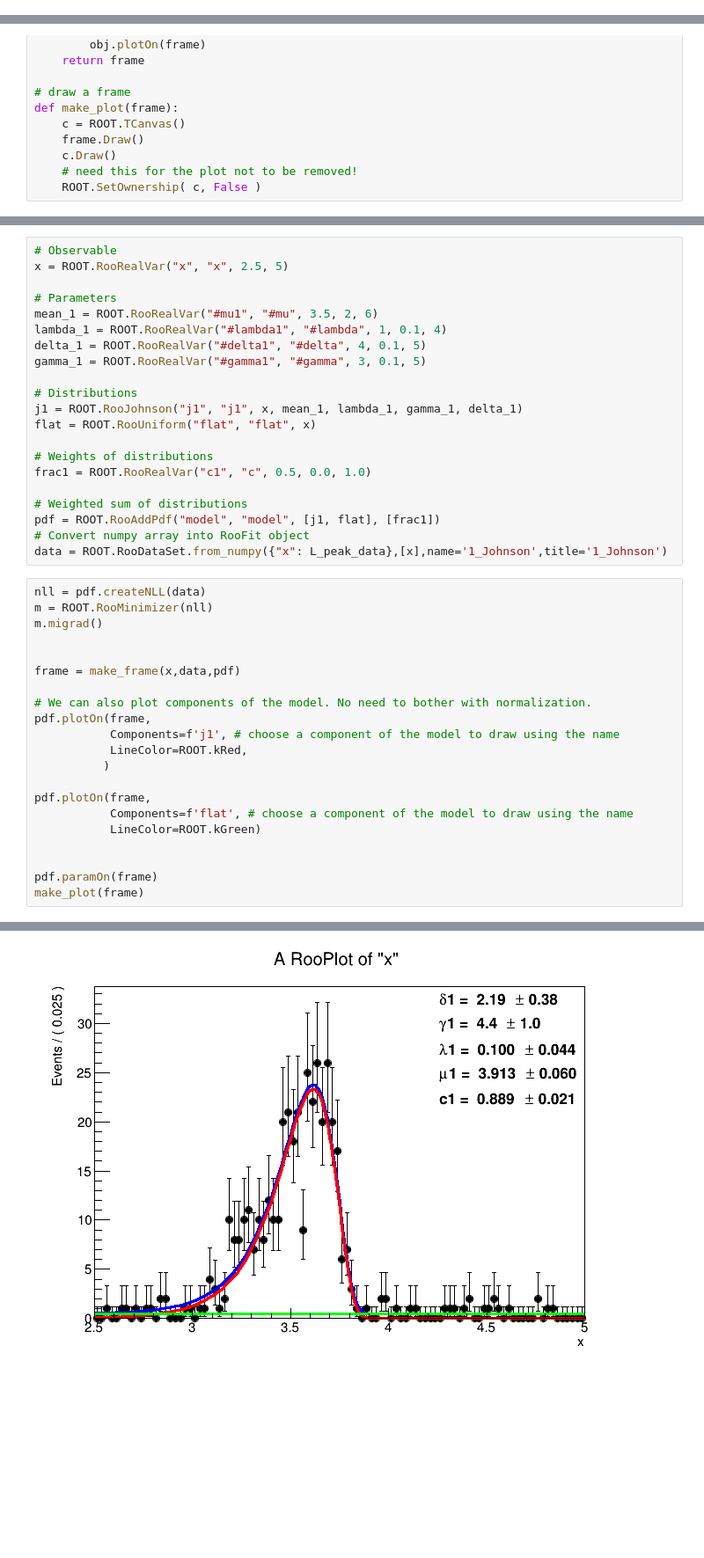
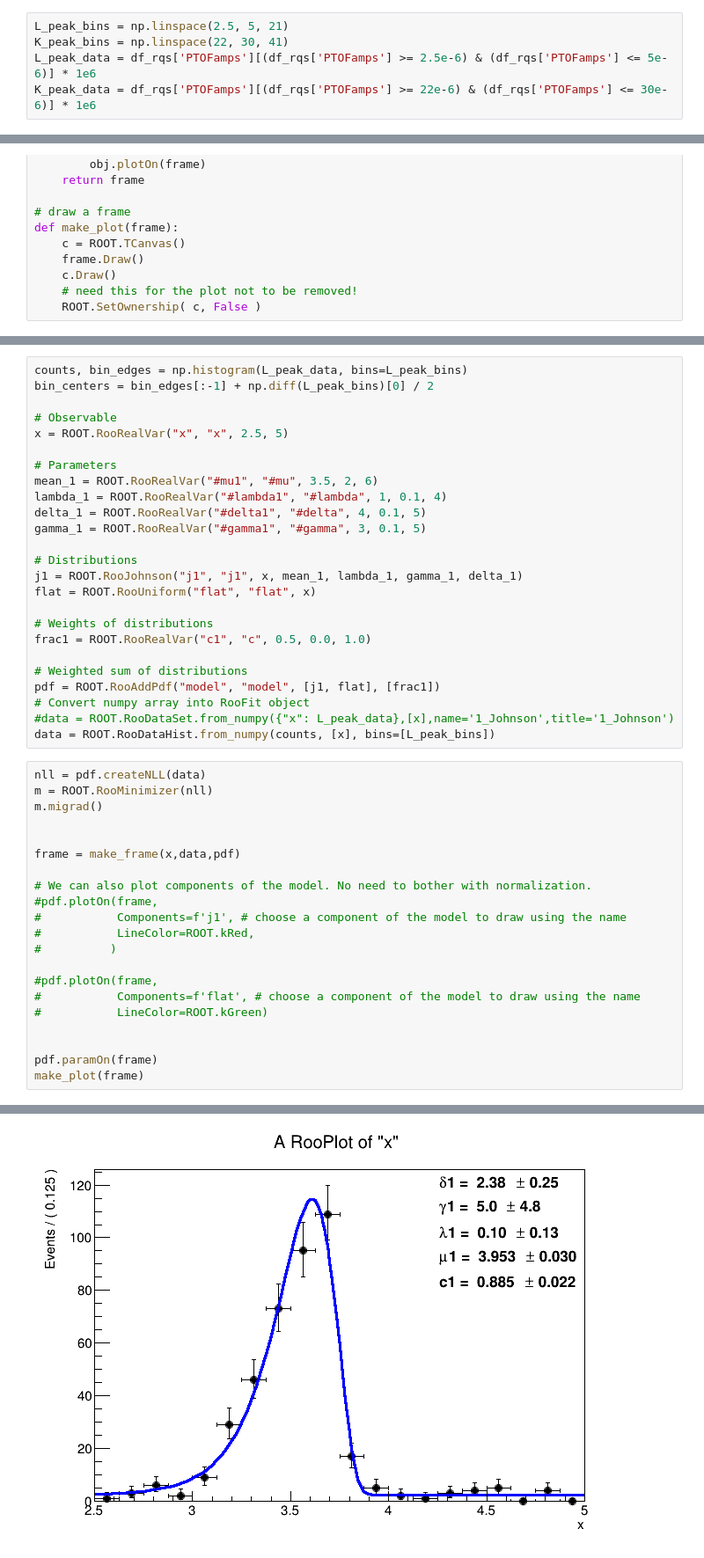
Before and after one commit to perry5334/CDMS, a Jupyter notebook: notebooks/CUTE/Ge71_Lines/Ge71_Activation_Lines.ipynb, the cells around one changed output, grey strips where cells are left out. Shown at 88% size. Saved outputs shown, nothing was run; the diff lists cells and outputs as text; blank space fills up the shorter version.

Commit message:
Development of plots showing likelihood fitting results

```diff
--- a/notebooks/CUTE/Ge71_Lines/Ge71_Activation_Lines.ipynb
+++ b/notebooks/CUTE/Ge71_Lines/Ge71_Activation_Lines.ipynb
@@ -122,5 +122,10 @@ plt.ylabel("Count / (0.3 $\mathrm{\mu A}$)")
 # %% [output]
 Text(0, 1, 'Count / (0.3 $\\mathrm{\\mu A}$)')
 [figure]
+# %%
+L_peak_bins = np.linspace(2.5, 5, 21)
+K_peak_bins = np.linspace(22, 30, 41)
+L_peak_data = df_rqs['PTOFamps'][(df_rqs['PTOFamps'] >= 2.5e-6) & (df_rqs['PTOFamps'] <= 5e-6)] * 1e6
+K_peak_data = df_rqs['PTOFamps'][(df_rqs['PTOFamps'] >= 22e-6) & (df_rqs['PTOFamps'] <= 30e-6)] * 1e6
 # %%
 plt.figure(figsize=(4,3), dpi=200)
@@ -268,5 +289,8 @@ model = \lambda_1 \cdot Johnson(\mu_1,\sigma_1,) + (1-\lambda_1) \cdot Uniform
 $$
 # %%
+counts, bin_edges = np.histogram(L_peak_data, bins=L_peak_bins)
+bin_centers = bin_edges[:-1] + np.diff(L_peak_bins)[0] / 2
+
 # Observable
 x = ROOT.RooRealVar("x", "x", 2.5, 5)
 
@@ -286,7 +310,8 @@ frac1 = ROOT.RooRealVar("c1", "c", 0.5, 0.0, 1.0)
 # Weighted sum of distributions
 pdf = ROOT.RooAddPdf("model", "model", [j1, flat], [frac1])
 # Convert numpy array into RooFit object
-data = ROOT.RooDataSet.from_numpy({"x": L_peak_data},[x],name='1_Johnson',title='1_Johnson')
+#data = ROOT.RooDataSet.from_numpy({"x": L_peak_data},[x],name='1_Johnson',title='1_Johnson')
+data = ROOT.RooDataHist.from_numpy(counts, [x], bins=[L_peak_bins])
 # %%
 nll = pdf.createNLL(data)
 m = ROOT.RooMinimizer(nll)
@@ -296,14 +321,14 @@ m.migrad()
 frame = make_frame(x,data,pdf)
 
 # We can also plot components of the model. No need to bother with normalization.
-pdf.plotOn(frame,
-           Components=f'j1', # choose a component of the model to draw using the name
-           LineColor=ROOT.kRed,
-          )
+#pdf.plotOn(frame,
+#           Components=f'j1', # choose a component of the model to draw using the name
+#           LineColor=ROOT.kRed,
+#          )
 
-pdf.plotOn(frame,
-           Components=f'flat', # choose a component of the model to draw using the name
-           LineColor=ROOT.kGreen)
+#pdf.plotOn(frame,
+#           Components=f'flat', # choose a component of the model to draw using the name
+#           LineColor=ROOT.kGreen)
 
 
 pdf.paramOn(frame)
@@ -329 +354 @@ make_plot(frame)
-[figure, old version]
+[figure, new version]
```
Also changed, not shown: parts of 19 cells of this notebook, 1 other file.
